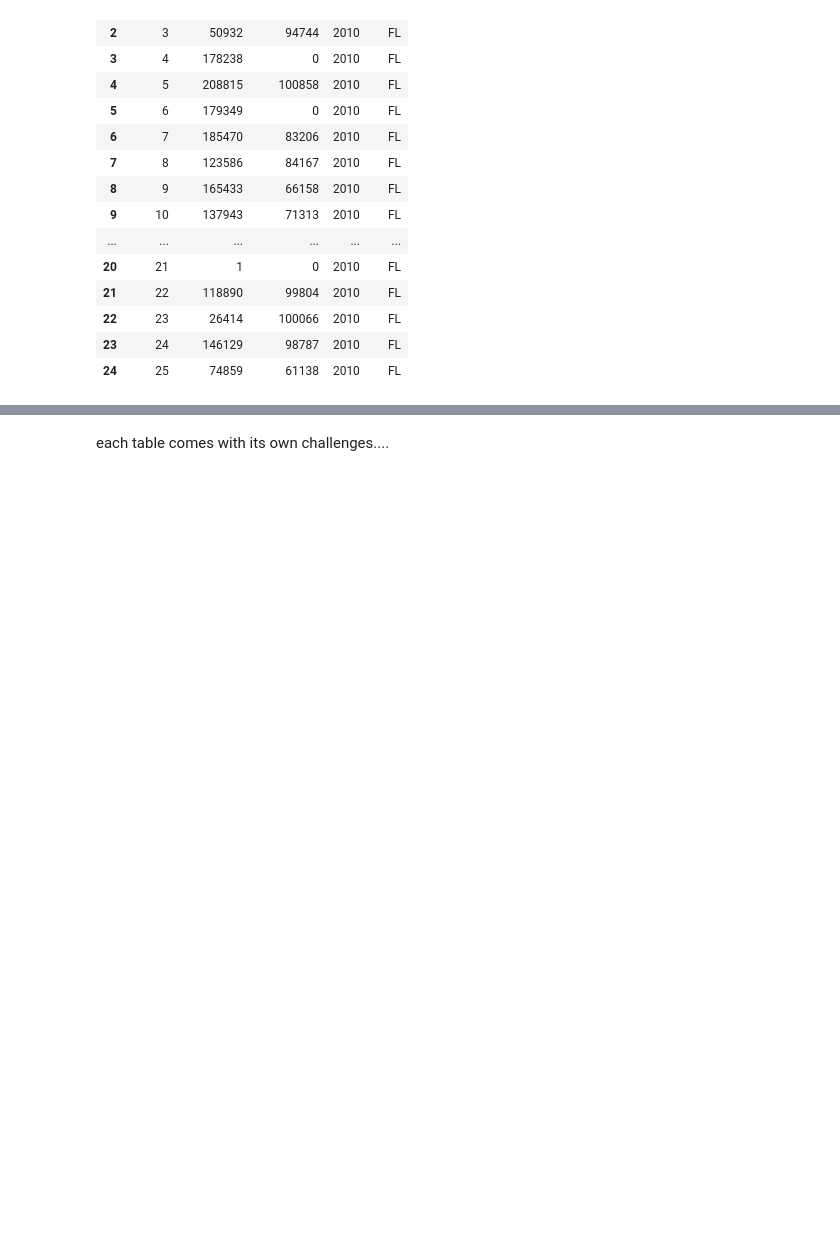
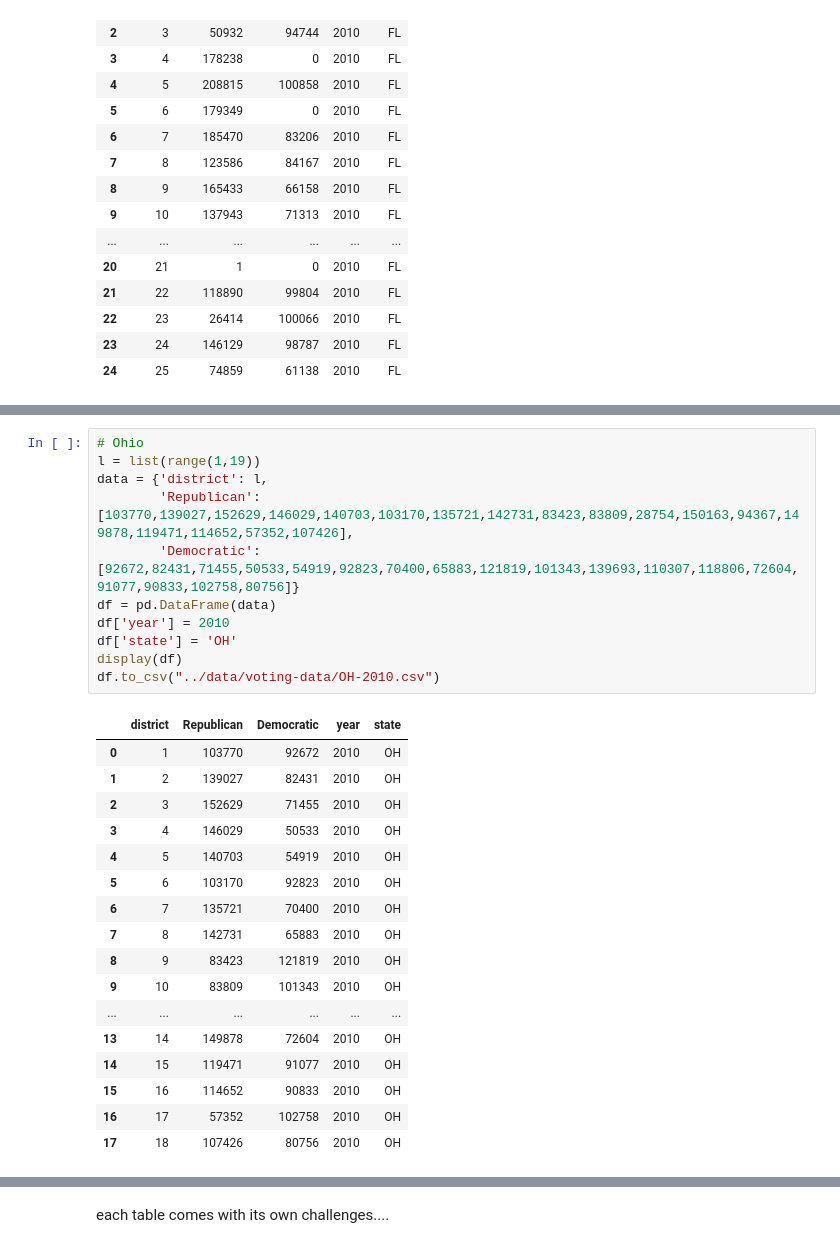
Before and after one commit to Simonlee711/gerrymandering-polarisation-study, a Jupyter notebook: src/gov-analysis.ipynb, the cells around one changed output, grey strips where cells are left out. Saved outputs shown, nothing was run; the diff lists cells and outputs as text; blank space fills up the shorter version.

```diff
--- a/src/gov-analysis.ipynb
+++ b/src/gov-analysis.ipynb
@@ -297,0 +784,29 @@ df.to_csv("../data/voting-data/FL-2010.csv")
+# %%
+# Ohio
+l = list(range(1,19))
+data = {'district': l,
+        'Republican': [103770,139027,152629,146029,140703,103170,135721,142731,83423,83809,28754,150163,94367,149878,119471,114652,57352,107426],
+        'Democratic':[92672,82431,71455,50533,54919,92823,70400,65883,121819,101343,139693,110307,118806,72604,91077,90833,102758,80756]}
+df = pd.DataFrame(data)
+df['year'] = 2010
+df['state'] = 'OH'
+display(df)
+df.to_csv("../data/voting-data/OH-2010.csv")
+# %% [output]
+|  | district | Republican | Democratic | year | state |
+| 0 | 1 | 103770 | 92672 | 2010 | OH |
+| 1 | 2 | 139027 | 82431 | 2010 | OH |
+| 2 | 3 | 152629 | 71455 | 2010 | OH |
+| 3 | 4 | 146029 | 50533 | 2010 | OH |
+| 4 | 5 | 140703 | 54919 | 2010 | OH |
+| 5 | 6 | 103170 | 92823 | 2010 | OH |
+| 6 | 7 | 135721 | 70400 | 2010 | OH |
+| 7 | 8 | 142731 | 65883 | 2010 | OH |
+| 8 | 9 | 83423 | 121819 | 2010 | OH |
+| 9 | 10 | 83809 | 101343 | 2010 | OH |
+| ... | ... | ... | ... | ... | ... |
+| 13 | 14 | 149878 | 72604 | 2010 | OH |
+| 14 | 15 | 119471 | 91077 | 2010 | OH |
+| 15 | 16 | 114652 | 90833 | 2010 | OH |
+| 16 | 17 | 57352 | 102758 | 2010 | OH |
+| 17 | 18 | 107426 | 80756 | 2010 | OH |
```
Also changed, not shown: parts of 46 cells of this notebook, 41 other files.
